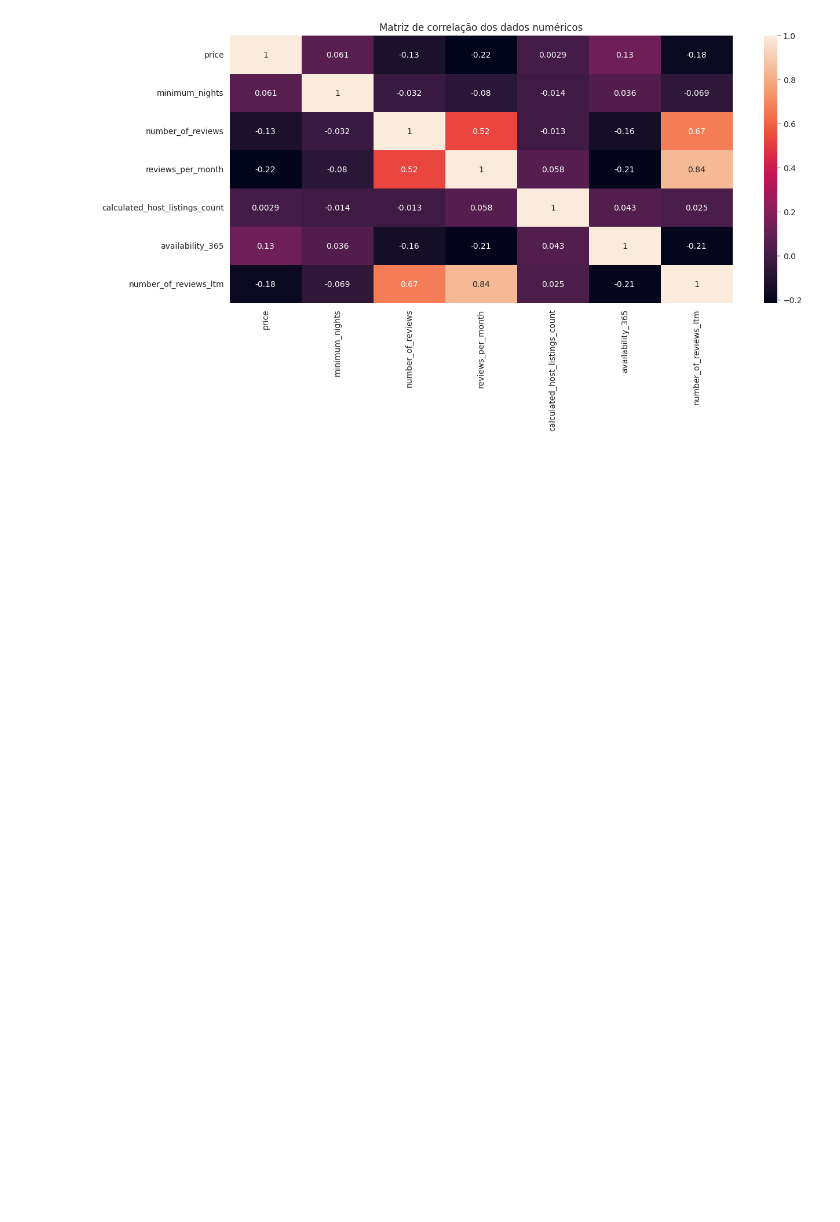
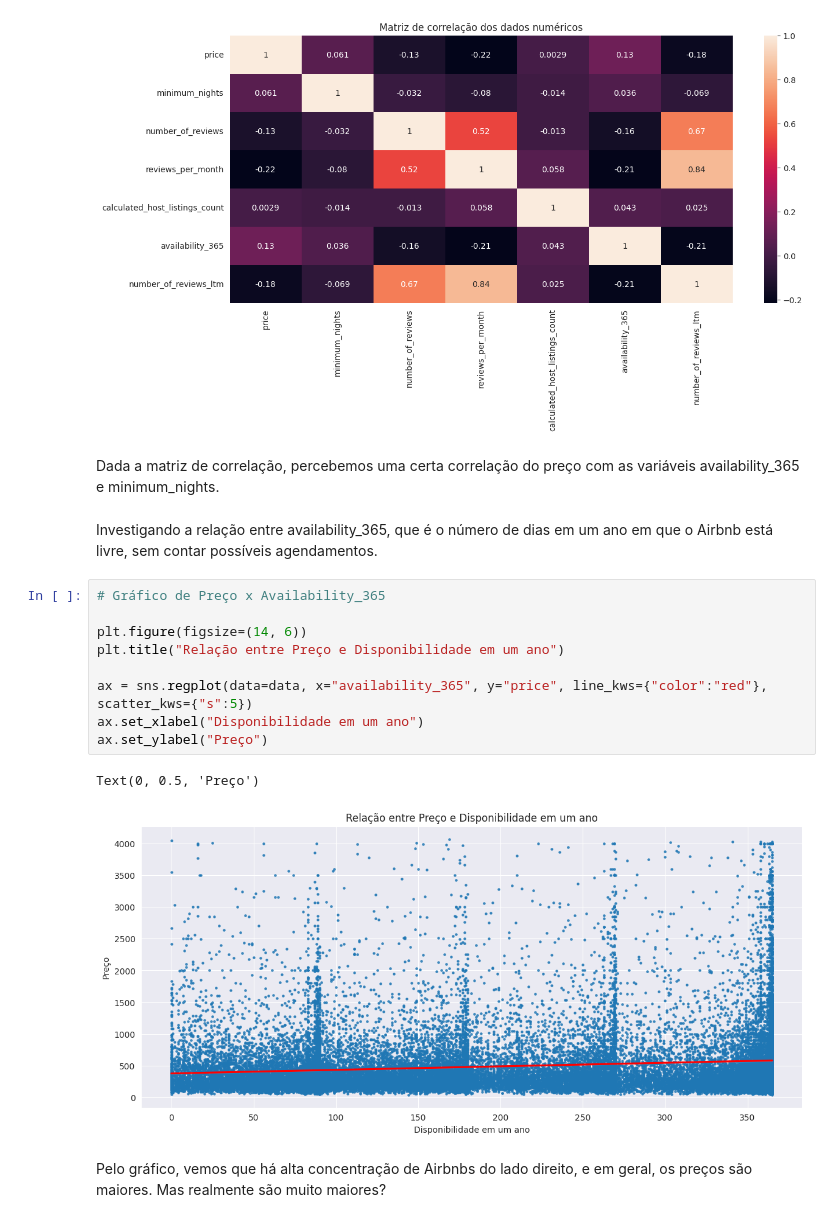
Before and after one commit to pagmaia/datasci-learning-project, a Jupyter notebook: airbnb-analysis.ipynb, the cells around one changed output. Saved outputs shown, nothing was run; the diff lists cells and outputs as text; blank space fills up the shorter version.

Commit message:
adding more texts and some changes

```diff
--- a/airbnb-analysis.ipynb
+++ b/airbnb-analysis.ipynb
@@ -331,3 +343,21 @@ sns.heatmap(corr_matrix, annot=True)
 # %% [output]
 <Axes: title={'center': 'Matriz de correlação dos dados numéricos'}>
 [figure]
+# %% [markdown]
+Dada a matriz de correlação, percebemos uma certa correlação do preço com as variáveis availability_365 e minimum_nights.
+# %% [markdown]
+Investigando a relação entre availability_365, que é o número de dias em um ano em que o Airbnb está livre, sem contar possíveis agendamentos.
+# %%
+# Gráfico de Preço x Availability_365
+
+plt.figure(figsize=(14, 6))
+plt.title("Relação entre Preço e Disponibilidade em um ano")
+
+ax = sns.regplot(data=data, x="availability_365", y="price", line_kws={"color":"red"}, scatter_kws={"s":5})
+ax.set_xlabel("Disponibilidade em um ano")
+ax.set_ylabel("Preço")
+# %% [output]
+Text(0, 0.5, 'Preço')
+[figure, added]
+# %% [markdown]
+Pelo gráfico, vemos que há alta concentração de Airbnbs do lado direito, e em geral, os preços são maiores. Mas realmente são muito maiores?
```
Also changed, not shown: parts of 4 cells of this notebook.
